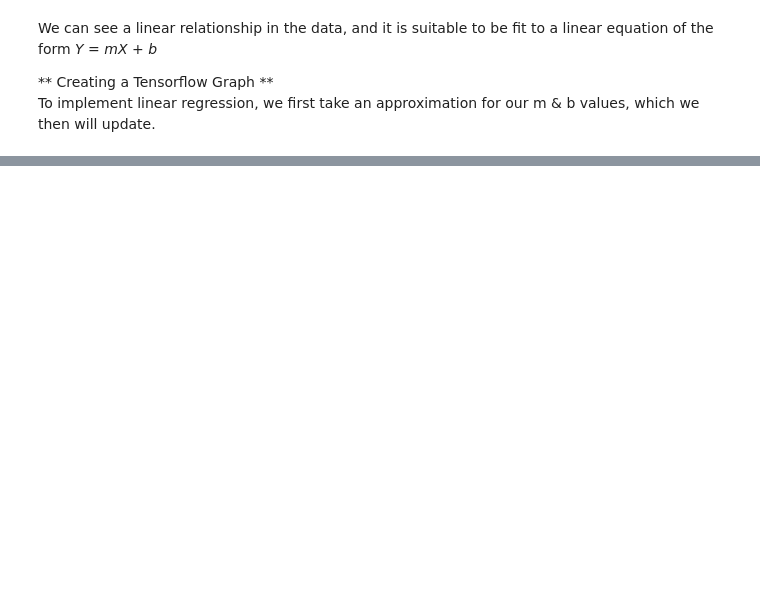
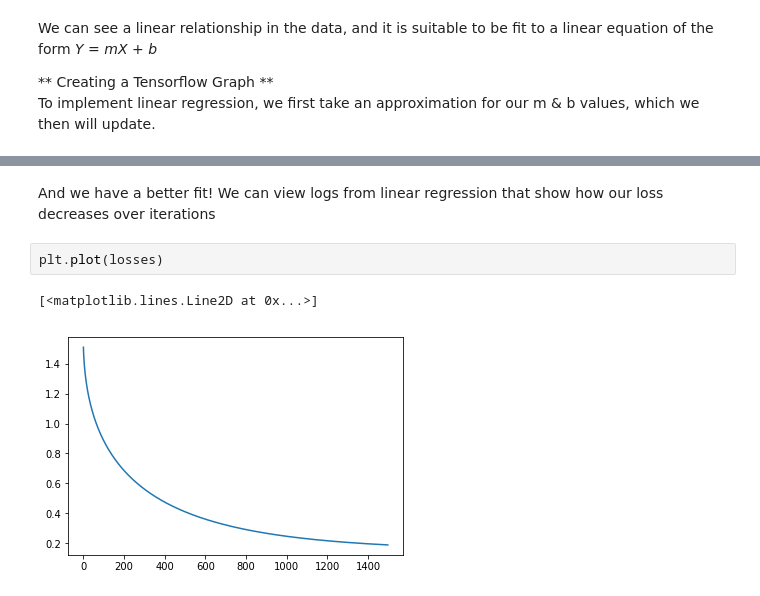
Before and after one commit to MossMcLaughlin/linear-regression-tensorflow, a Jupyter notebook: linear-regression-tensorflow.ipynb, the cells around one changed output, grey strips where cells are left out. Saved outputs shown, nothing was run; the diff lists cells and outputs as text; blank space fills up the shorter version.

```diff
--- a/linear-regression-tensorflow.ipynb
+++ b/linear-regression-tensorflow.ipynb
@@ -52,0 +120,7 @@ $$ loss = \frac{1}{n}\sum_{i=1}^n{[O_i - Y_i]^2} $$
+# %% [markdown]
+And we have a better fit! We can view logs from linear regression that show how our loss decreases over iterations
+# %%
+plt.plot(losses)
+# %% [output]
+[<matplotlib.lines.Line2D at 0x...>]
+[figure, added]
```
Also changed, not shown: parts of 18 cells of this notebook.
